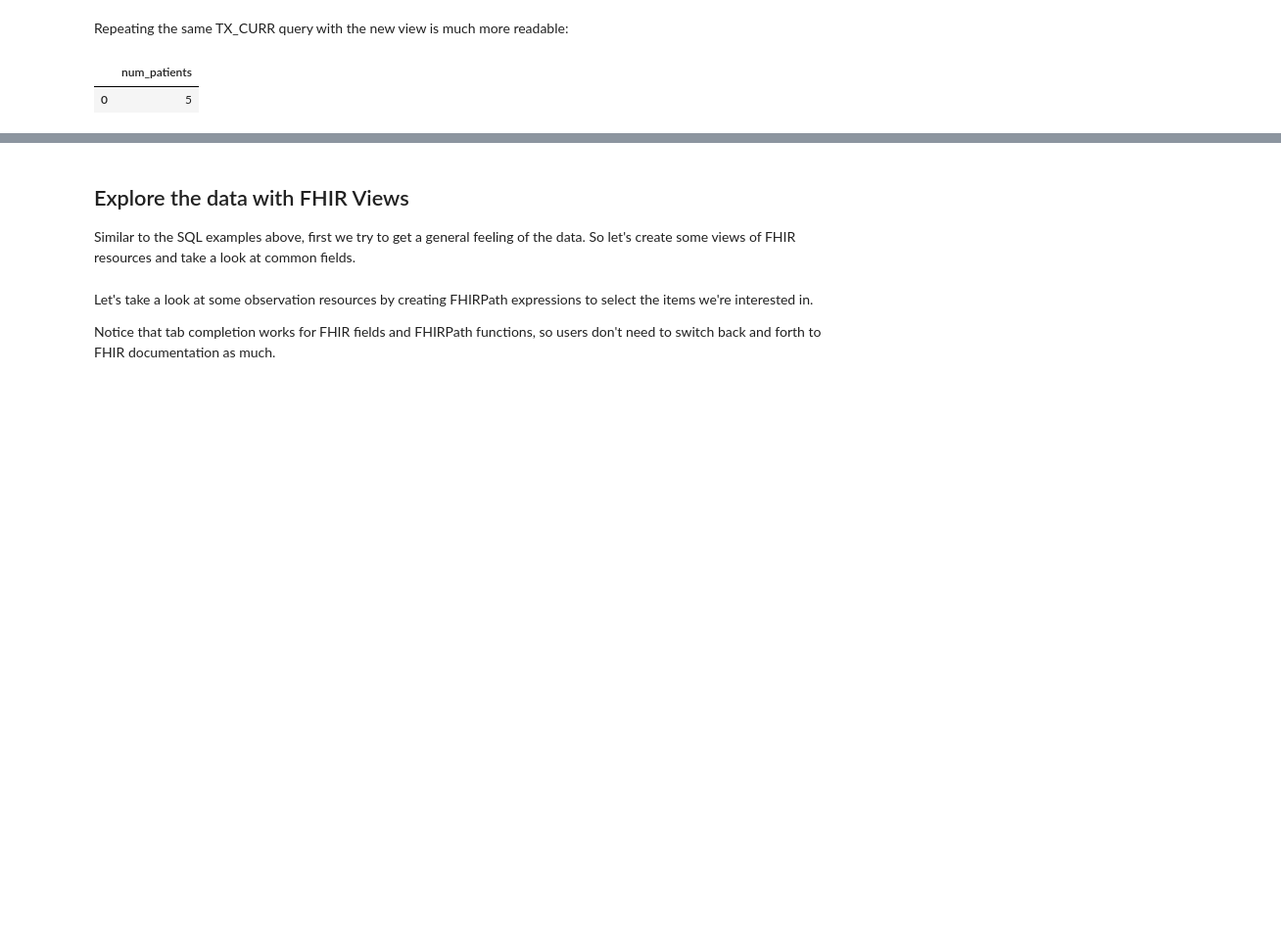
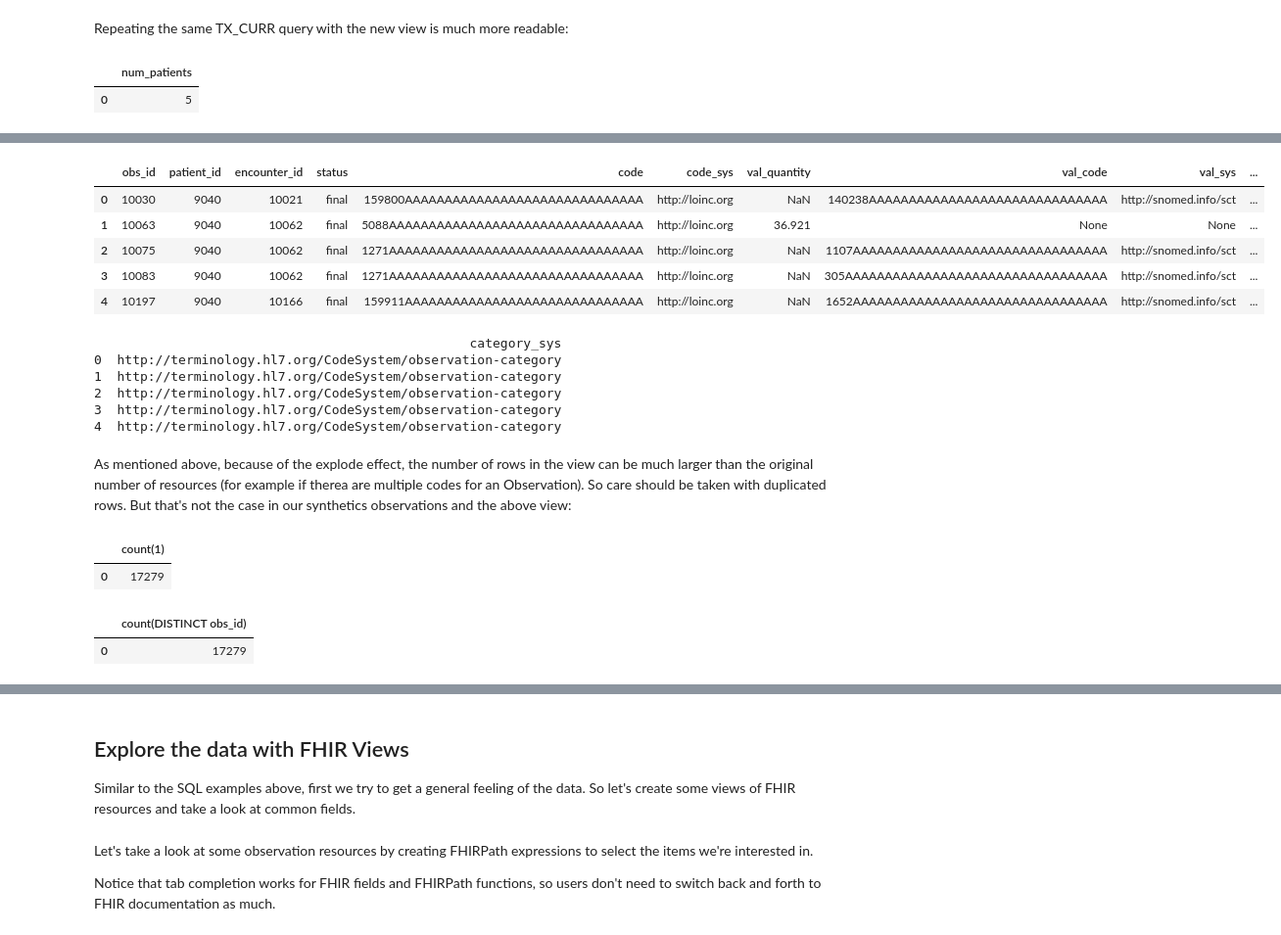
Before and after one commit to google/fhir-data-pipes, a Jupyter notebook: query/queries_and_views.ipynb, the cells around one changed output, grey strips where cells are left out. Shown: that part at 98% size. Drawn from its saved outputs; the diff is of its cells as text; code cells hidden in the pictures; blank space fills up the shorter version.

Commit message:
Added sample flat views for 12 resources (#844)

```diff
--- a/query/queries_and_views.ipynb
+++ b/query/queries_and_views.ipynb
@@ -244,0 +273,66 @@ pandas.read_sql_query(
+# %%
+with query_engine.connect() as con:
+    con.execute("""
+      CREATE OR REPLACE VIEW Observation_flat AS
+      SELECT O.id AS obs_id, O.subject.patientId AS patient_id,
+        O.encounter.encounterId as encounter_id,
+        O.status, OCC.code, OCC.`system` AS code_sys,
+        O.value.quantity.value AS val_quantity,
+        OVCC.code AS val_code, OVCC.`system` AS val_sys,
+        O.effective.dateTime AS obs_date,
+        OCatC.`system` AS category_sys,
+        OCatC.code AS category_code
+      FROM Observation AS O LATERAL VIEW OUTER explode(code.coding) AS OCC
+        LATERAL VIEW OUTER explode(O.value.codeableConcept.coding) AS OVCC
+        LATERAL VIEW OUTER explode(O.category) AS OCat
+        LATERAL VIEW OUTER explode(OCat.coding) AS OCatC
+      ;
+      """
+    )
+
+pandas.read_sql_query(
+    sql="SELECT * FROM Observation_flat LIMIT 5;",
+    con=query_engine,
+)
+# %% [output]
+|  | obs_id | patient_id | encounter_id | status | code | code_sys | val_quantity | val_code | val_sys | ... |
+| 0 | 10030 | 9040 | 10021 | final | 159800AAAAAAAAAAAAAAAAAAAAAAAAAAAAAA | http://loinc.org | NaN | 140238AAAAAAAAAAAAAAAAAAAAAAAAAAAAAA | http://snomed.info/sct | ... |
+| 1 | 10063 | 9040 | 10062 | final | 5088AAAAAAAAAAAAAAAAAAAAAAAAAAAAAAAA | http://loinc.org | 36.921 | None | None | ... |
+| 2 | 10075 | 9040 | 10062 | final | 1271AAAAAAAAAAAAAAAAAAAAAAAAAAAAAAAA | http://loinc.org | NaN | 1107AAAAAAAAAAAAAAAAAAAAAAAAAAAAAAAA | http://snomed.info/sct | ... |
+| 3 | 10083 | 9040 | 10062 | final | 1271AAAAAAAAAAAAAAAAAAAAAAAAAAAAAAAA | http://loinc.org | NaN | 305AAAAAAAAAAAAAAAAAAAAAAAAAAAAAAAAA | http://snomed.info/sct | ... |
+| 4 | 10197 | 9040 | 10166 | final | 159911AAAAAAAAAAAAAAAAAAAAAAAAAAAAAA | http://loinc.org | NaN | 1652AAAAAAAAAAAAAAAAAAAAAAAAAAAAAAAA | http://snomed.info/sct | ... |
+# %%
+with pandas.option_context('display.max_colwidth', None):
+    print(pandas.read_sql_query(
+        sql="SELECT category_sys FROM Observation_flat LIMIT 5;",
+        con=query_engine,
+    ))
+# %% [output]
+                                                 category_sys
+0  http://terminology.hl7.org/CodeSystem/observation-category
+1  http://terminology.hl7.org/CodeSystem/observation-category
+2  http://terminology.hl7.org/CodeSystem/observation-category
+3  http://terminology.hl7.org/CodeSystem/observation-category
+4  http://terminology.hl7.org/CodeSystem/observation-category
+# %% [markdown]
+As mentioned above, because of the explode effect, the number of rows in the
+view can be much larger than the original number of resources (for example if
+therea are multiple codes for an Observation). So care should be taken with
+duplicated rows. But that's not the case in our synthetics observations and
+the above view:
+# %%
+pandas.read_sql_query(
+    sql="SELECT COUNT(*) FROM Observation_flat;",
+    con=query_engine,
+)
+# %% [output]
+|  | count(1) |
+| 0 | 17279 |
+# %%
+pandas.read_sql_query(
+    sql="SELECT COUNT(DISTINCT obs_id) FROM Observation_flat;",
+    con=query_engine,
+)
+# %% [output]
+|  | count(DISTINCT obs_id) |
+| 0 | 17279 |
```
Also changed, not shown: parts of 30 cells of this notebook, 1 other file.
